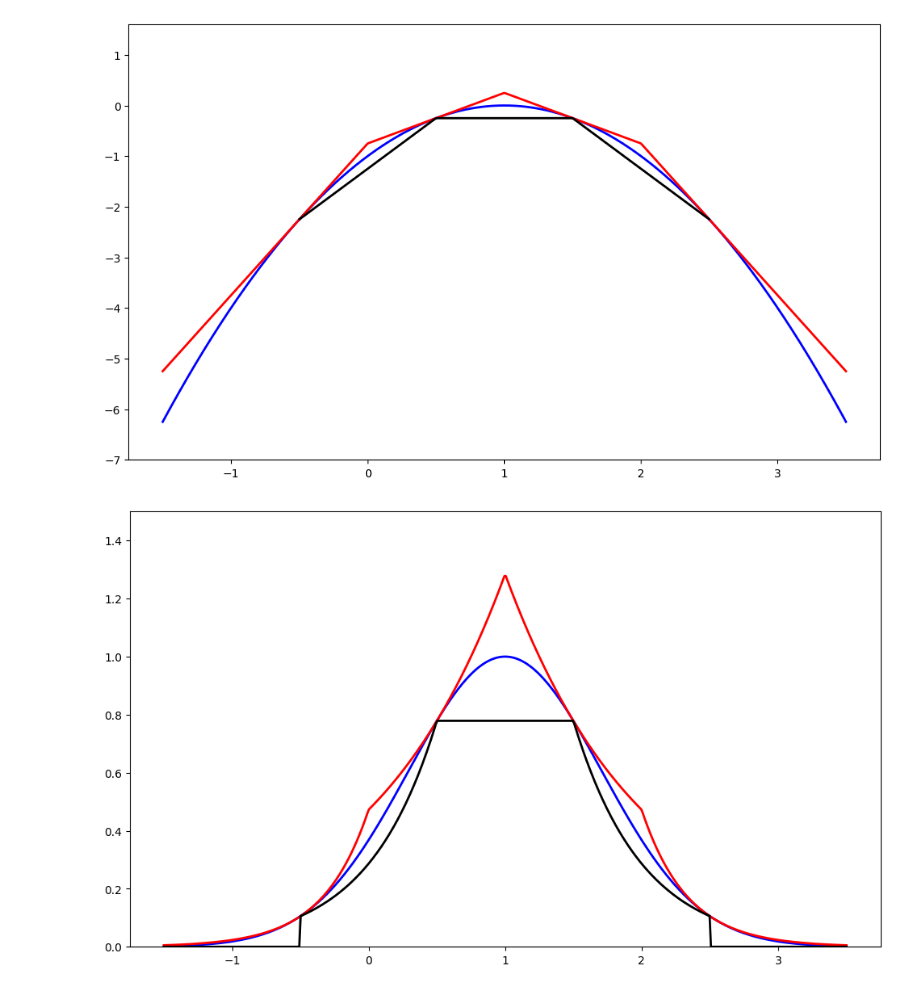
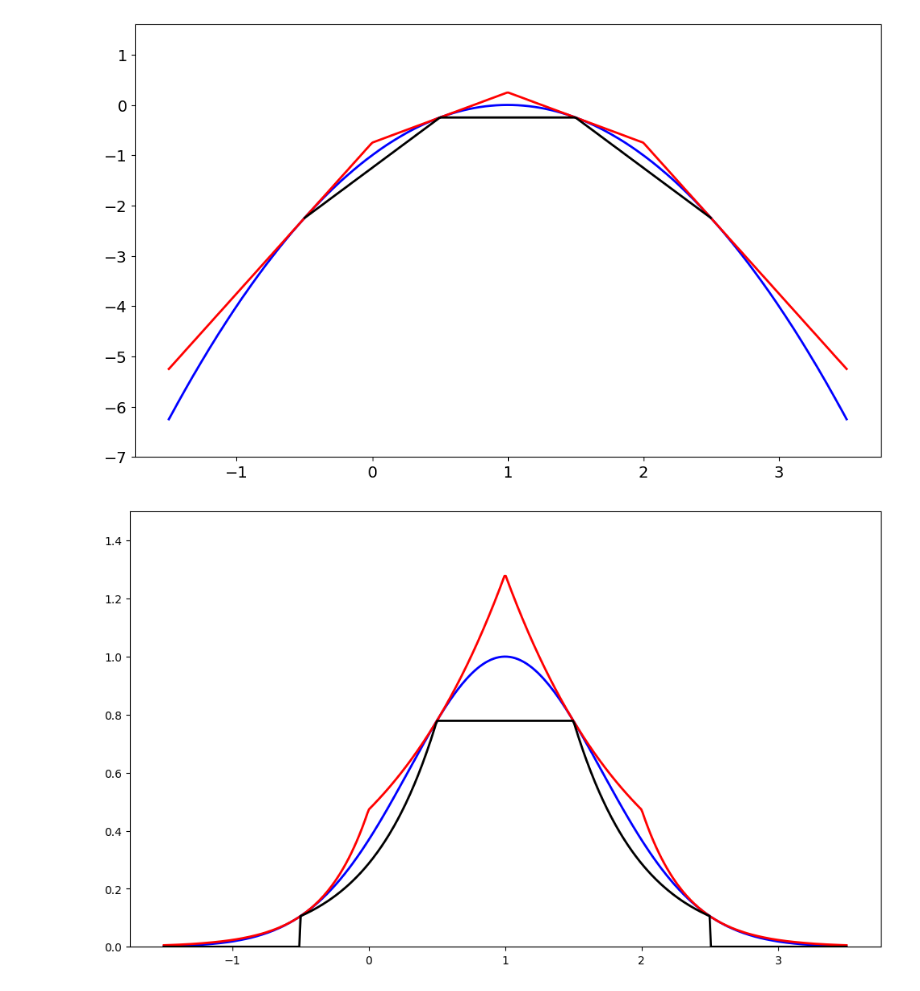
Before and after one commit to mateoveega/MCMC-MonteCarlo-TFG, a Jupyter notebook: cap1/ARS.ipynb, the cells around one changed output. Cells and saved outputs as stored; diff of their text form; code cells hidden in the pictures.

```diff
--- a/cap1/ARS.ipynb
+++ b/cap1/ARS.ipynb
@@ -46,19 +39,19 @@ nodos_dy = ln_pdf_objetivo_prima_ars(nodos_x)
 # %%
 plt.figure(figsize=(12, 7))
 
 x_grafico = np.linspace(-1.5, 3.5, 500)
 
 plt.plot(x_grafico, ln_pdf_objetivo_ars(x_grafico), color='blue', linewidth=2)
 plt.plot(x_grafico, ln_pdf_envolvente_ars(x_grafico, nodos_x, nodos_y, nodos_dy), color='red', linewidth=2)
 plt.plot(x_grafico, funcion_compresion_ars(x_grafico, nodos_x, nodos_y), color='black', linewidth=2)
 
 plt.ylim(-7, 1.6)
-
+plt.tick_params(axis='both', labelsize=14)
 plt.savefig("RECHAZO_ADAPTATIVO_1.pdf")
 
 plt.show()
 # %% [output]
-[figure, old version]
+[figure, new version]
 # %%
 plt.figure(figsize=(12, 7))
 
```
Also changed, not shown: parts of 1 cell of this notebook.
